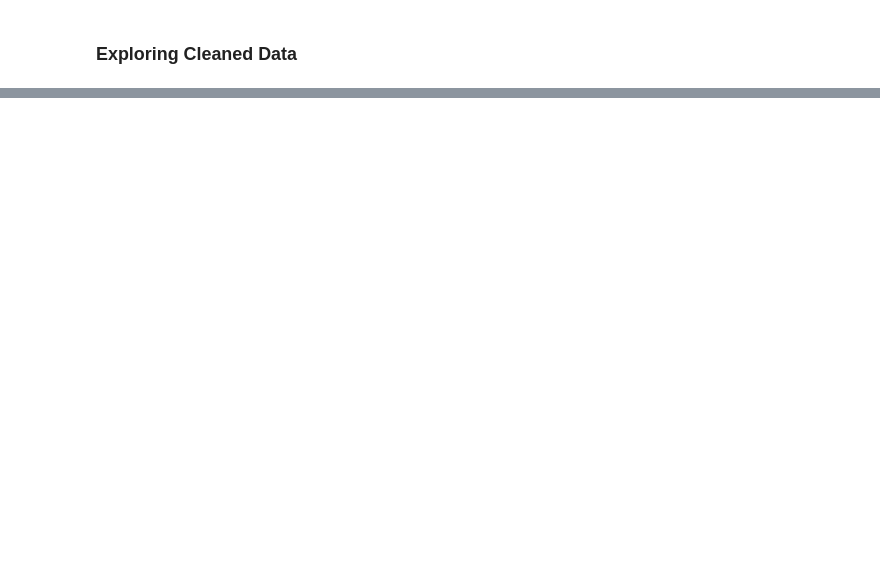
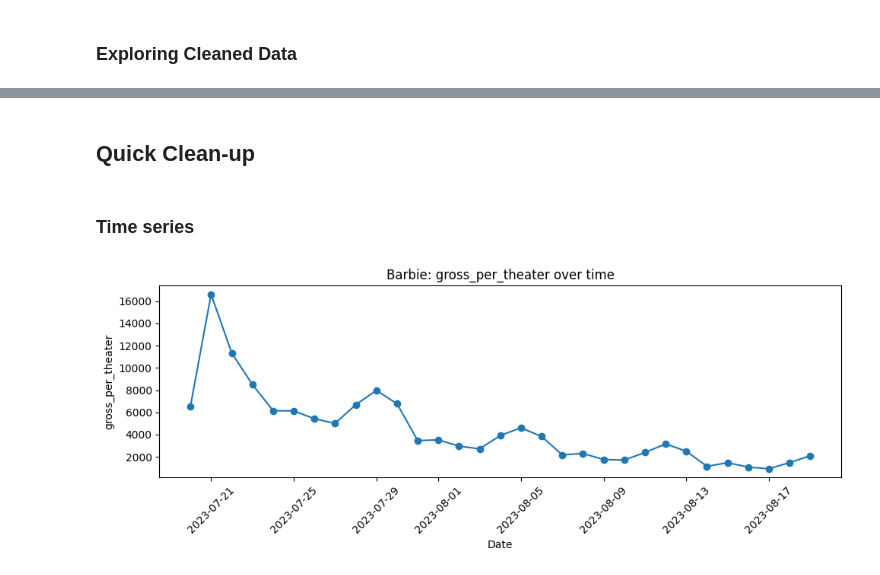
Before and after one commit to skrigel/cinema_by_the_numbers, a Jupyter notebook: preprocessing/data_exploration.ipynb, the cells around one changed output, grey strips where cells are left out. Saved outputs shown, nothing was run; the diff lists cells and outputs as text; code cells hidden in the pictures; blank space fills up the shorter version.

Commit message:
adding omdb data and data exploration nb

```diff
--- a/preprocessing/data_exploration.ipynb
+++ b/preprocessing/data_exploration.ipynb
@@ -26,0 +14,2 @@ avg_popularity.plot(x='release_month', y='popularity')
+# %% [markdown]
+## Quick Clean-up
@@ -26,0 +20,32 @@ avg_popularity.plot(x='release_month', y='popularity')
+# %% [markdown]
+### Time series
+# %%
+sov_df = pd.read_csv("../data/raw/sov_data.csv")
+# %%
+for c in ["date", "release_date"]:
+    if c in sov_df.columns:
+        sov_df[c] = pd.to_datetime(sov_df[c], errors="coerce")
+
+if "gross_per_theater" not in sov_df.columns and {"gross", "theaters"}.issubset(sov_df.columns):
+    sov_df["gross_per_theater"] = sov_df["gross"] / sov_df["theaters"]
+# %%
+def plot_example_movie_timeseries(df, title, y_col="gross_per_theater"):
+    subset = df[(df["title"] == title) & (df['gross_per_theater'])].copy()
+    if subset.empty:
+        print(f"No data for title: {title}")
+        return
+
+    subset = subset.sort_values("date")
+    subset = subset[subset['date'] <= subset['release_date']+pd.Timedelta(days=30)]
+    plt.figure(figsize=(10,4))
+    plt.plot(subset["date"], subset[y_col], marker="o")
+    plt.title(f"{title}: {y_col} over time")
+    plt.xlabel("Date")
+    plt.ylabel(y_col)
+    plt.xticks(rotation=45)
+    plt.tight_layout()
+    plt.show()
+
+plot_example_movie_timeseries(sov_df, "Barbie")
+# %% [output]
+[figure, added]
```
Also changed, not shown: parts of 10 cells of this notebook, 3 other files.
